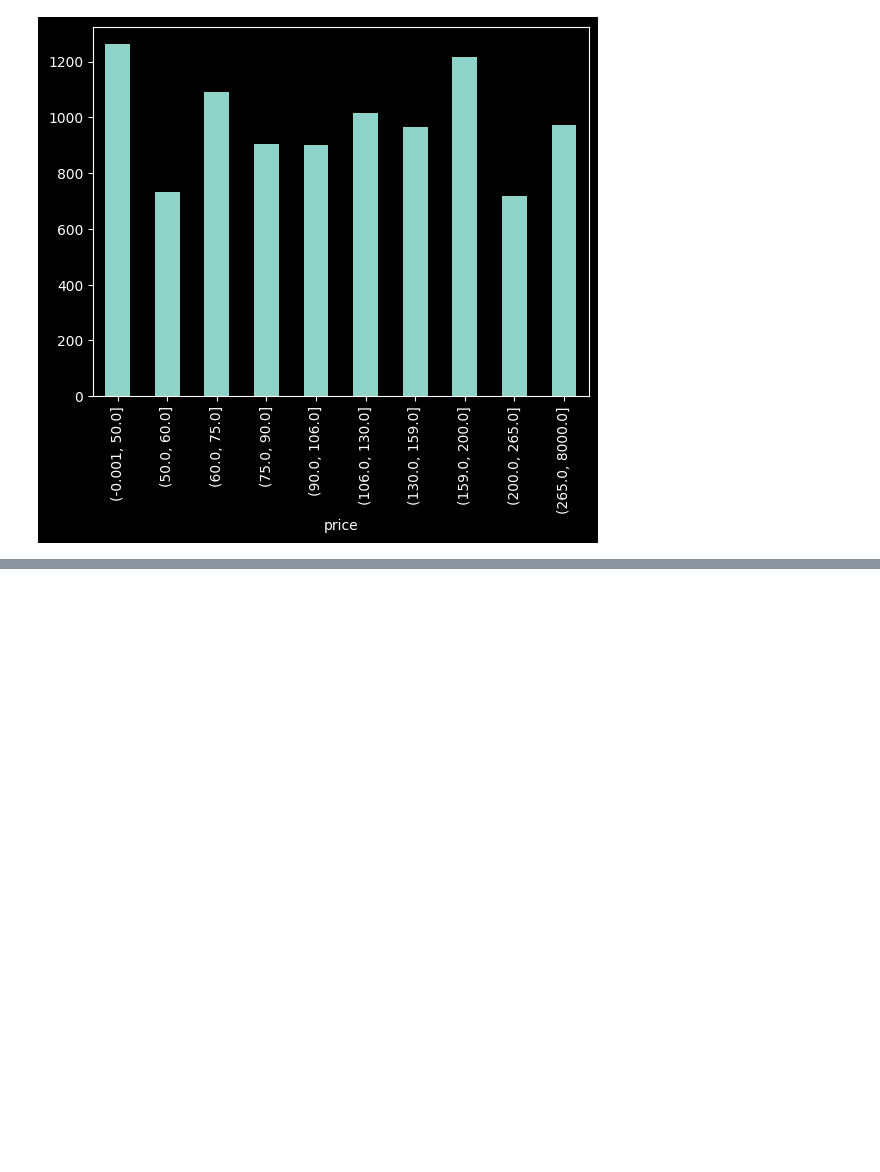
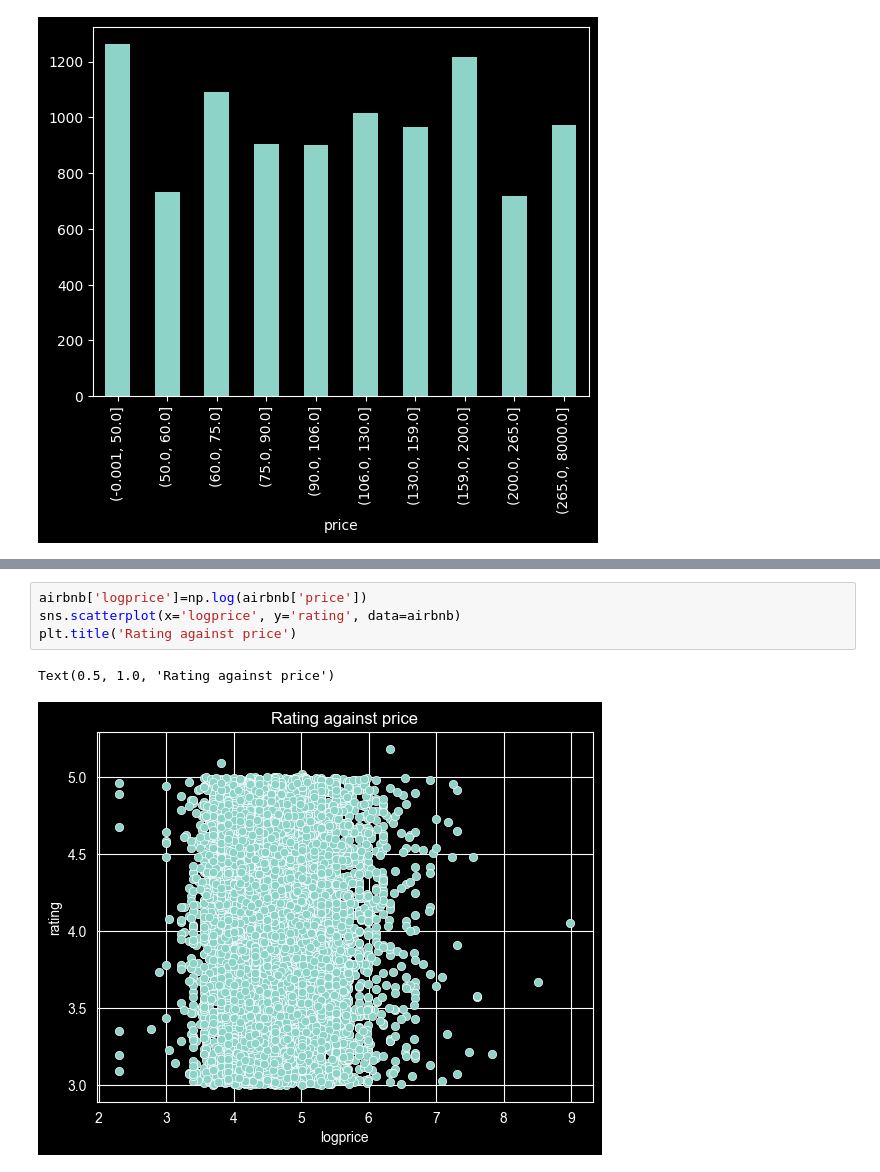
Before and after one commit to hubert21377/Data_Analysis_Workshops, a Jupyter notebook: zad1.ipynb, the cells around one changed output, grey strips where cells are left out. Drawn from its saved outputs; the diff is of its cells as text; blank space fills up the shorter version.

```diff
--- a/zad1.ipynb
+++ b/zad1.ipynb
@@ -67,0 +103,7 @@ price_qcut.value_counts().sort_index().plot(kind='bar')
+# %%
+airbnb['logprice']=np.log(airbnb['price'])
+sns.scatterplot(x='logprice', y='rating', data=airbnb)
+plt.title('Rating against price')
+# %% [output]
+Text(0.5, 1.0, 'Rating against price')
+[figure, added]
```
Also changed, not shown: parts of 3 cells of this notebook.
